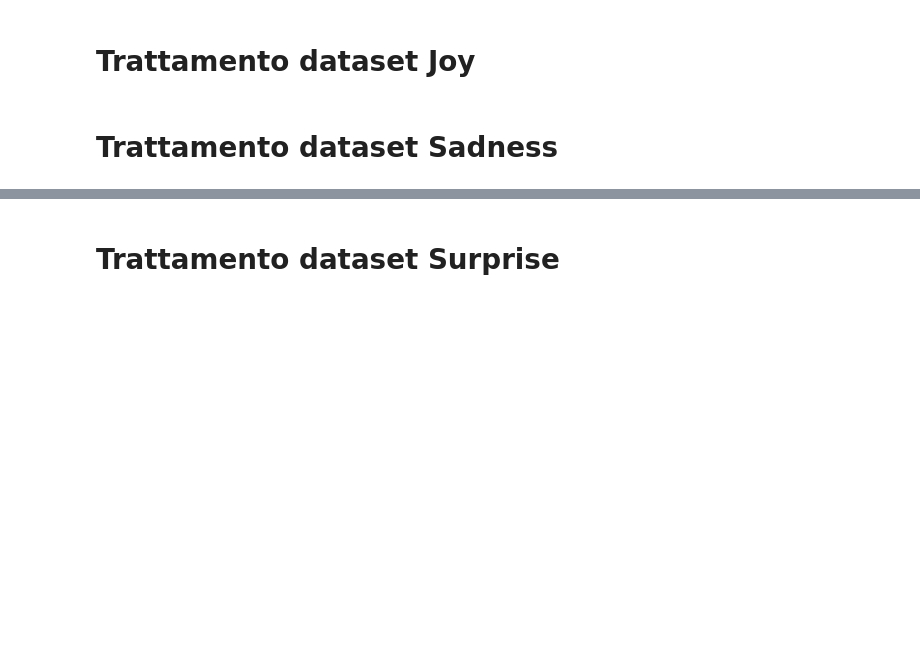
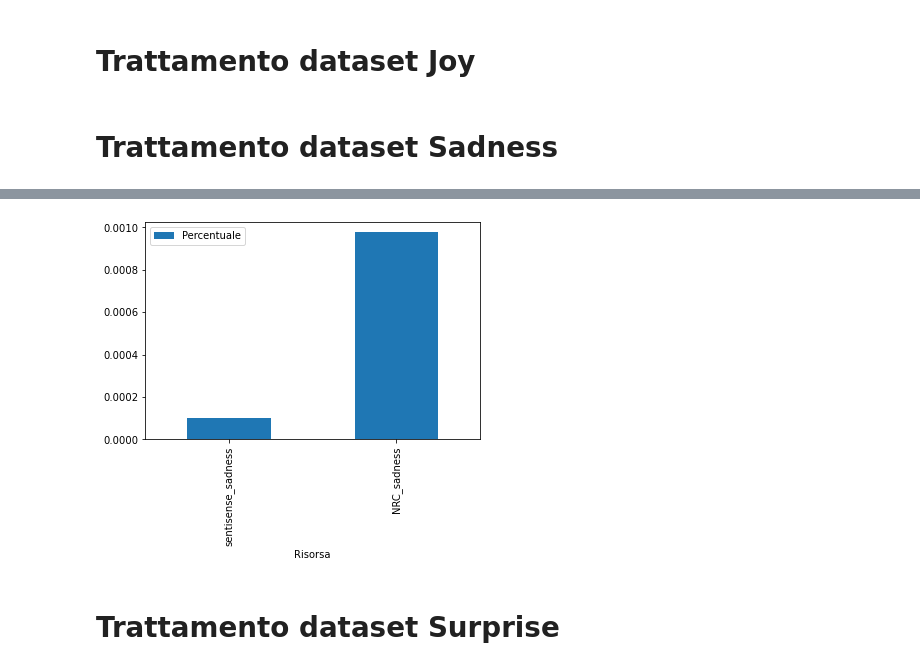
Before and after one commit to lorenzobotto/progettoMaadb, a Jupyter notebook: Code/main.ipynb, the cells around one changed output, grey strips where cells are left out. Saved outputs shown, nothing was run; the diff lists cells and outputs as text; code cells hidden in the pictures; blank space fills up the shorter version.

```diff
--- a/Code/main.ipynb
+++ b/Code/main.ipynb
@@ -3099,0 +3371,7 @@ file.close()
+# %%
+# Creazione istogramma per presenza parole nei twitter
+
+dfSadness_twitter.plot.bar(x='Risorsa')
+plt.show()
+# %% [output]
+[figure, added]
```
Also changed, not shown: parts of 66 cells of this notebook, 5 other files.
